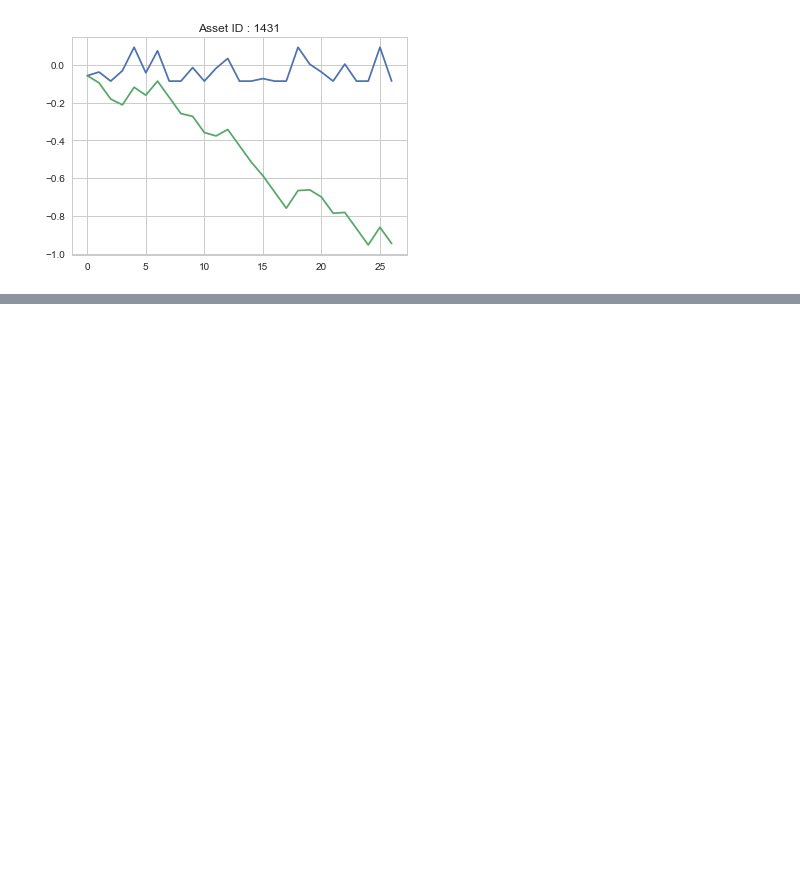
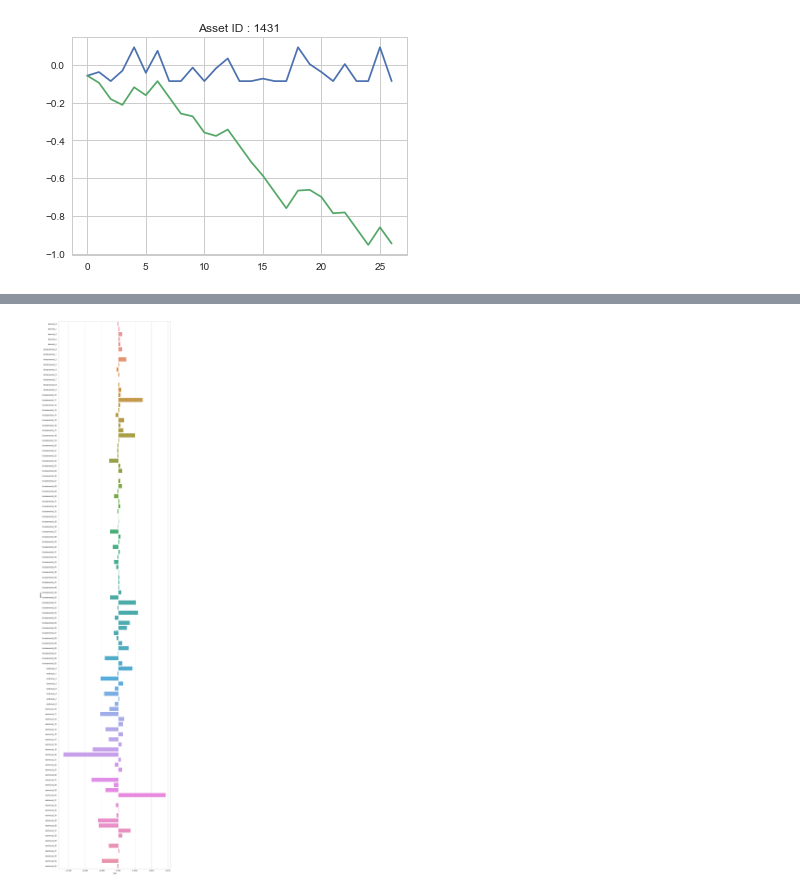
Before and after one commit to yukinagae/two_sigma_financial_modeling_challenge, a Jupyter notebook: eda.ipynb, the cells around one changed output, grey strips where cells are left out. Cells and saved outputs as stored; diff of their text form; code cells hidden in the pictures; blank space fills up the shorter version.

```diff
--- a/eda.ipynb
+++ b/eda.ipynb
@@ -188,0 +215,4 @@ NameError: name 'df' is not defined
+# %%
+mean_values = train.mean(axis=0)
+train.fillna(mean_values, inplace=True)
+train.head
@@ -188,0 +237,20 @@ NameError: name 'df' is not defined
+# %%
+x_cols = [col for col in train.columns if col not in ['id', 'timestamp', 'y']]
+
+labels = []
+values = []
+
+for col in x_cols:
+    labels.append(col)
+    value = np.corrcoef(train[col].values, train.y.values)[0, 1]
+    values.append(value)
+# %%
+sns.set(style="whitegrid")
+f, ax = plt.subplots(figsize=(10, 50))
+corrs = pd.DataFrame(data={"name": labels, "corr": values})
+corrs['corr'] = pd.to_numeric(corrs['corr'])
+sns.set_color_codes("pastel")
+sns.barplot(x="corr", y="name", data=corrs)
+plt.show()
+# %% [output]
+[figure, added]
```
Also changed, not shown: parts of 7 cells of this notebook.
